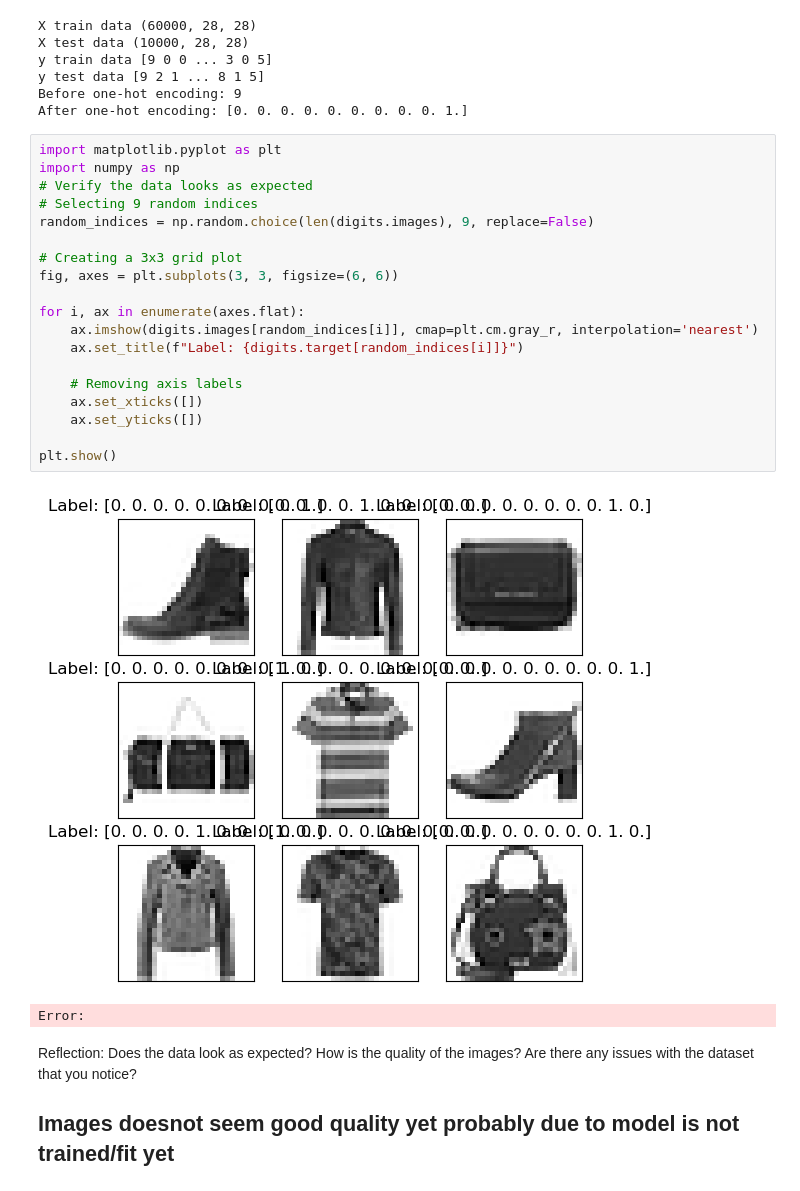
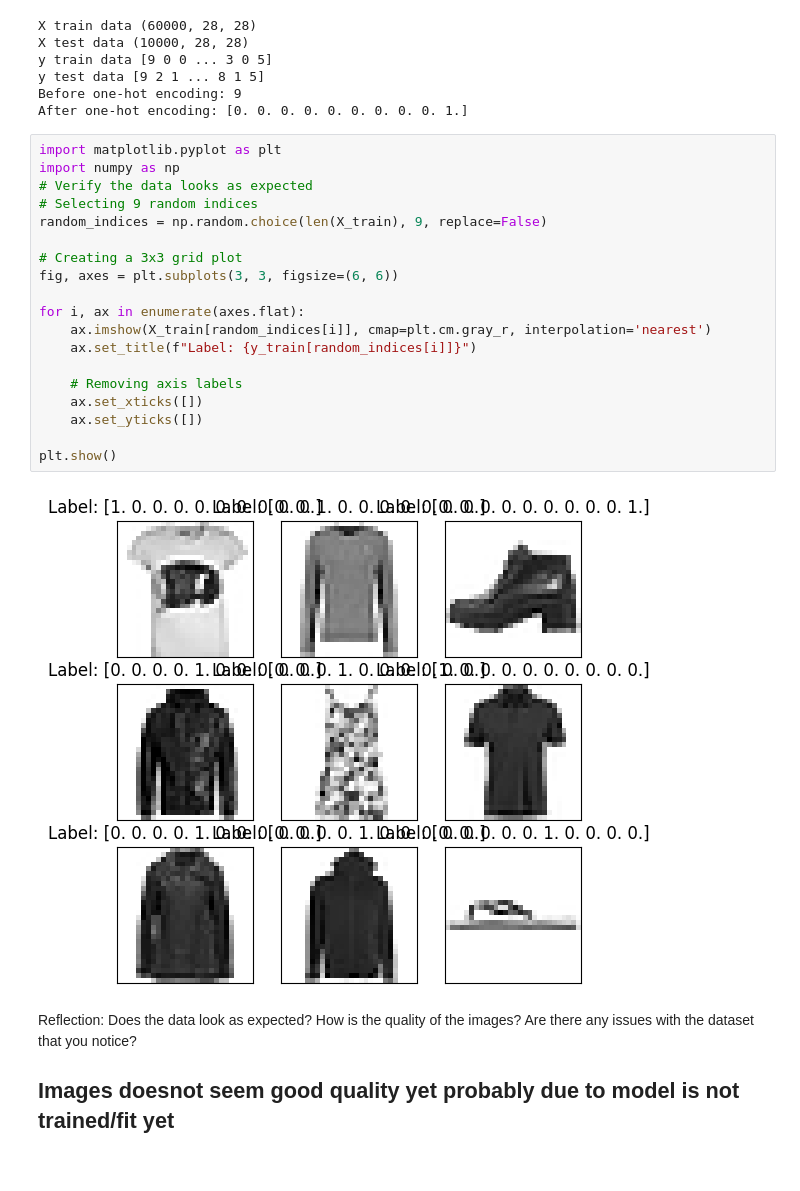
Before and after one commit to torontodeveloper/deep_learning, a Jupyter notebook: 02_activities/assignments/assignment_1.ipynb, the cells around one changed output. Saved outputs shown, nothing was run; the diff lists cells and outputs as text.

```diff
--- a/02_activities/assignments/assignment_1.ipynb
+++ b/02_activities/assignments/assignment_1.ipynb
@@ -65,25 +93,24 @@ After one-hot encoding: [0. 0. 0. 0. 0. 0. 0. 0. 0. 1.]
 # %%
 import matplotlib.pyplot as plt
 import numpy as np
 # Verify the data looks as expected
 # Selecting 9 random indices
-random_indices = np.random.choice(len(digits.images), 9, replace=False)
+random_indices = np.random.choice(len(X_train), 9, replace=False)
 
 # Creating a 3x3 grid plot
 fig, axes = plt.subplots(3, 3, figsize=(6, 6))
 
 for i, ax in enumerate(axes.flat):
-    ax.imshow(digits.images[random_indices[i]], cmap=plt.cm.gray_r, interpolation='nearest')
-    ax.set_title(f"Label: {digits.target[random_indices[i]]}")
+    ax.imshow(X_train[random_indices[i]], cmap=plt.cm.gray_r, interpolation='nearest')
+    ax.set_title(f"Label: {y_train[random_indices[i]]}")
 
     # Removing axis labels
     ax.set_xticks([])
     ax.set_yticks([])
 
 plt.show()
 # %% [output]
-[figure, old version]
+[figure, new version]
-Error:
 # %% [markdown]
 Reflection: Does the data look as expected? How is the quality of the images? Are there any issues with the dataset that you notice?
 
```
Also changed, not shown: parts of 30 cells of this notebook, 2 other files.
